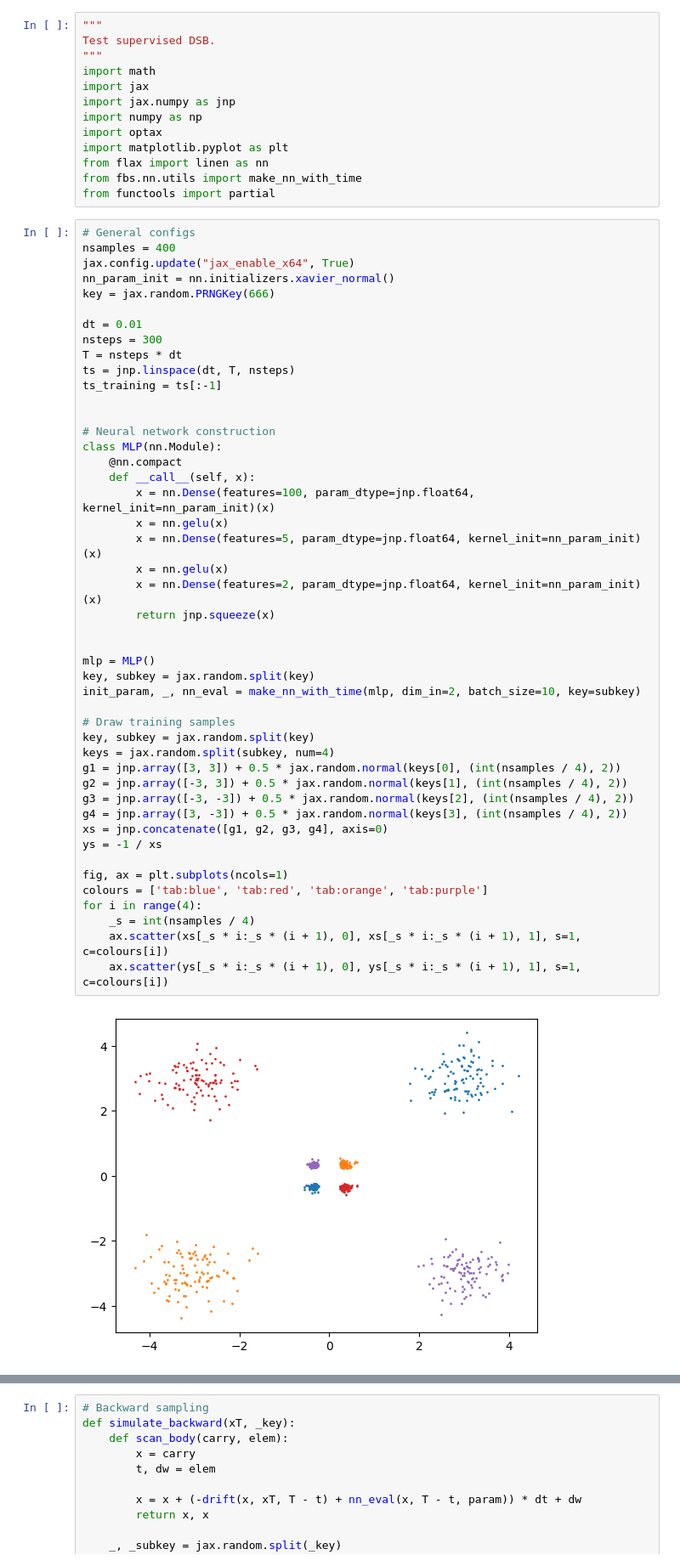
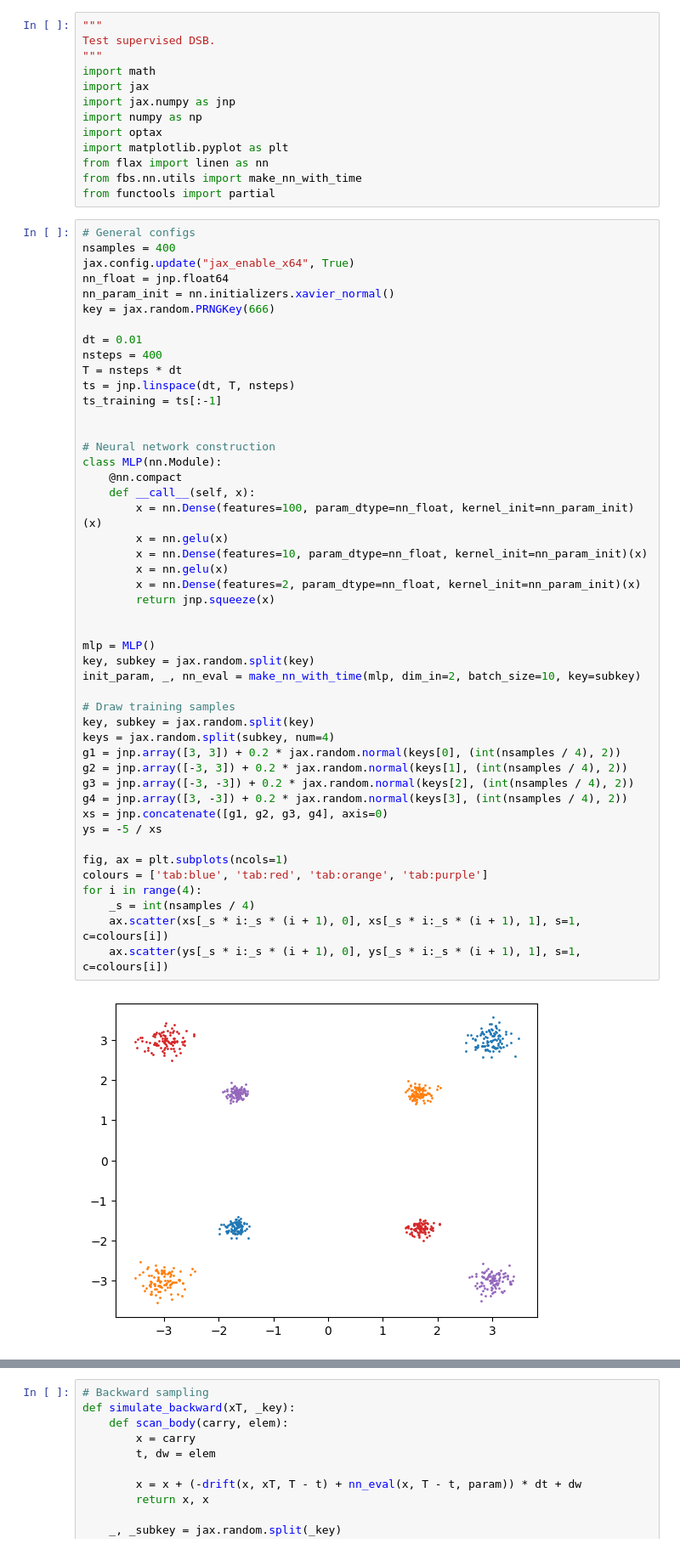
Before and after one commit to zgbkdlm/fbs, a Jupyter notebook: demos/supervised_dsb_2.ipynb, the cells around one changed output, grey strips where cells are left out. Shown at 85% size. Saved outputs shown, nothing was run; the diff lists cells and outputs as text.

```diff
--- a/demos/supervised_dsb_2.ipynb
+++ b/demos/supervised_dsb_2.ipynb
@@ -15,50 +15,51 @@ from functools import partial
 # General configs
 nsamples = 400
 jax.config.update("jax_enable_x64", True)
+nn_float = jnp.float64
 nn_param_init = nn.initializers.xavier_normal()
 key = jax.random.PRNGKey(666)
 
 dt = 0.01
-nsteps = 300
+nsteps = 400
 T = nsteps * dt
 ts = jnp.linspace(dt, T, nsteps)
 ts_training = ts[:-1]
 
 
 # Neural network construction
 class MLP(nn.Module):
     @nn.compact
     def __call__(self, x):
-        x = nn.Dense(features=100, param_dtype=jnp.float64, kernel_init=nn_param_init)(x)
+        x = nn.Dense(features=100, param_dtype=nn_float, kernel_init=nn_param_init)(x)
         x = nn.gelu(x)
-        x = nn.Dense(features=5, param_dtype=jnp.float64, kernel_init=nn_param_init)(x)
+        x = nn.Dense(features=10, param_dtype=nn_float, kernel_init=nn_param_init)(x)
         x = nn.gelu(x)
-        x = nn.Dense(features=2, param_dtype=jnp.float64, kernel_init=nn_param_init)(x)
+        x = nn.Dense(features=2, param_dtype=nn_float, kernel_init=nn_param_init)(x)
         return jnp.squeeze(x)
 
 
 mlp = MLP()
 key, subkey = jax.random.split(key)
 init_param, _, nn_eval = make_nn_with_time(mlp, dim_in=2, batch_size=10, key=subkey)
 
 # Draw training samples
 key, subkey = jax.random.split(key)
 keys = jax.random.split(subkey, num=4)
-g1 = jnp.array([3, 3]) + 0.5 * jax.random.normal(keys[0], (int(nsamples / 4), 2))
-g2 = jnp.array([-3, 3]) + 0.5 * jax.random.normal(keys[1], (int(nsamples / 4), 2))
-g3 = jnp.array([-3, -3]) + 0.5 * jax.random.normal(keys[2], (int(nsamples / 4), 2))
-g4 = jnp.array([3, -3]) + 0.5 * jax.random.normal(keys[3], (int(nsamples / 4), 2))
+g1 = jnp.array([3, 3]) + 0.2 * jax.random.normal(keys[0], (int(nsamples / 4), 2))
+g2 = jnp.array([-3, 3]) + 0.2 * jax.random.normal(keys[1], (int(nsamples / 4), 2))
+g3 = jnp.array([-3, -3]) + 0.2 * jax.random.normal(keys[2], (int(nsamples / 4), 2))
+g4 = jnp.array([3, -3]) + 0.2 * jax.random.normal(keys[3], (int(nsamples / 4), 2))
 xs = jnp.concatenate([g1, g2, g3, g4], axis=0)
-ys = -1 / xs
+ys = -5 / xs
 
 fig, ax = plt.subplots(ncols=1)
 colours = ['tab:blue', 'tab:red', 'tab:orange', 'tab:purple']
 for i in range(4):
     _s = int(nsamples / 4)
     ax.scatter(xs[_s * i:_s * (i + 1), 0], xs[_s * i:_s * (i + 1), 1], s=1, c=colours[i])
     ax.scatter(ys[_s * i:_s * (i + 1), 0], ys[_s * i:_s * (i + 1), 1], s=1, c=colours[i])
 # %% [output]
-[figure, old version]
+[figure, new version]
 # %%
 # Define the noising forward reference
 def drift(xt, xT, t):
```
Also changed, not shown: parts of 3 cells of this notebook, 2 other files.
